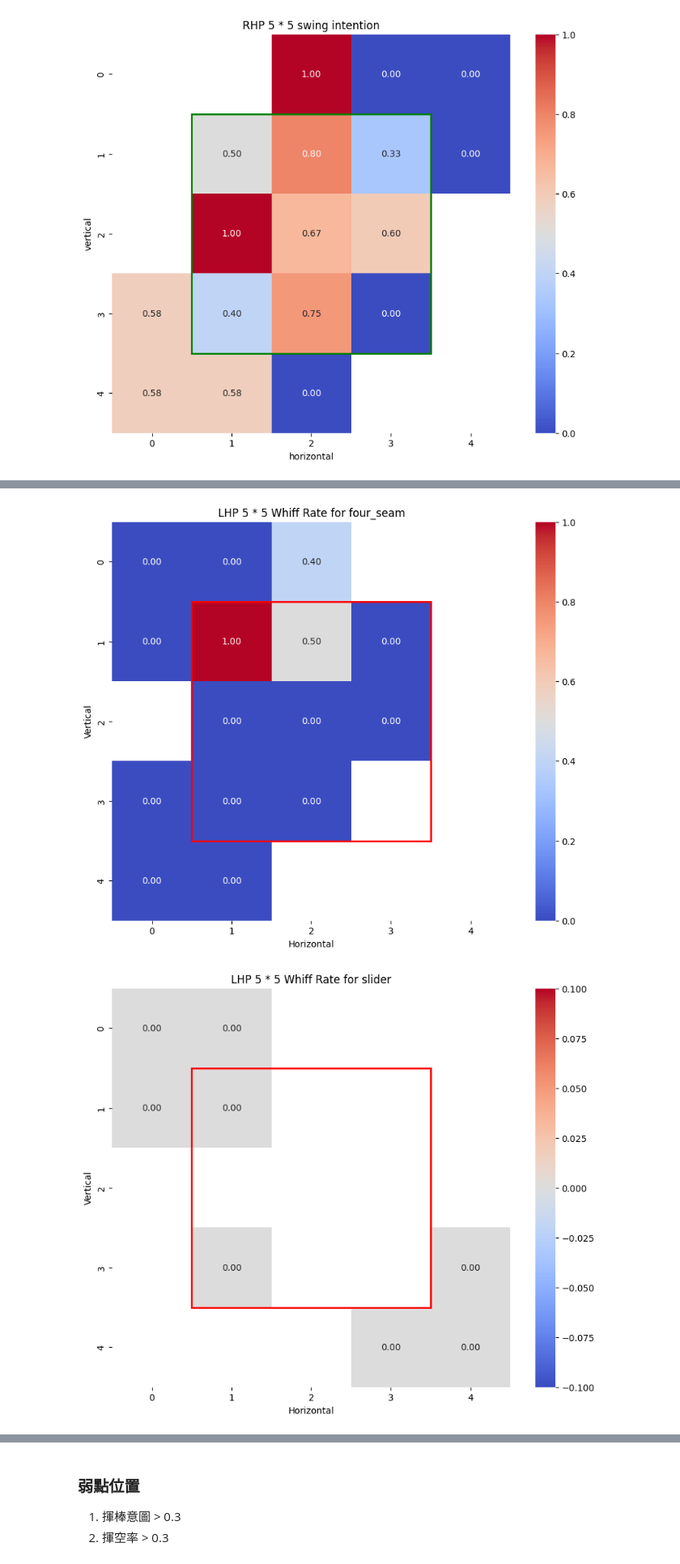
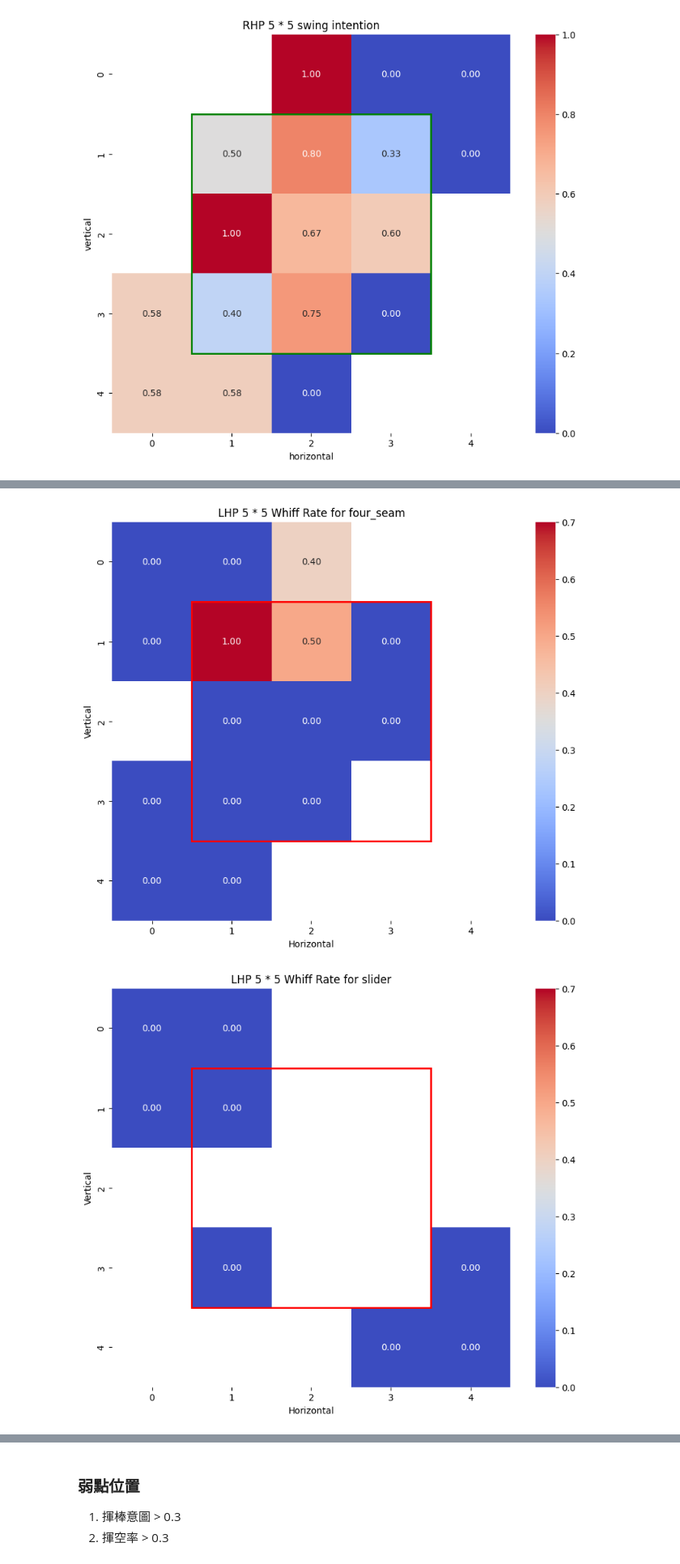
Before and after one commit to Shiou-Ju/jose-ramos-panama-batting, a Jupyter notebook: analysis/plate_preference.ipynb, the cells around one changed output, grey strips where cells are left out. Shown at 81% size. Drawn from its saved outputs; the diff is of its cells as text; code cells hidden in the pictures.

```diff
--- a/analysis/plate_preference.ipynb
+++ b/analysis/plate_preference.ipynb
@@ -685,7 +685,7 @@ for letter, positions in grid_map.items():
         lhp_whiff_heatmap[x, y] = rate
 
 plt.figure(figsize=(10, 8))
-ax = sns.heatmap(lhp_whiff_heatmap, annot=True, fmt=".2f", cmap="coolwarm", square=True)
+ax = sns.heatmap(lhp_whiff_heatmap, annot=True, fmt=".2f", cmap="coolwarm", vmin=0, vmax=0.7, square=True)
 ax.add_patch(plt.Rectangle((1, 1), 3, 3, fill=False, edgecolor='red', linewidth=2))
 plt.title("LHP 5 * 5 whiff rate")
 plt.xlabel("horizontal")
@@ -696,29 +696,29 @@ plt.show()
 # %%
 # 左投手各球種各位置揮空率
 
 # 每個球種
 unique_pitch_types = pitches_lhp['pitch_type'].unique()
 
 # 每個球種各位置揮空率
 for pitch_type in unique_pitch_types:
     filtered_pitches = pitches_lhp[pitches_lhp['pitch_type'] == pitch_type]
 
     whiff_rate = filtered_pitches.groupby('25_grid')['is_whiff'].mean()
 
     whiff_heatmap = np.full((5, 5), np.nan)
 
     for letter, positions in grid_map.items():
         rate = whiff_rate.get(letter, np.nan)
         for x, y in positions:
             whiff_heatmap[x, y] = rate
 
     plt.figure(figsize=(10, 8))
-    ax = sns.heatmap(whiff_heatmap, annot=True, fmt=".2f", cmap="coolwarm", square=True)
+    ax = sns.heatmap(whiff_heatmap, annot=True, fmt=".2f", cmap="coolwarm", vmin=0, vmax=0.7,square=True)
     ax.add_patch(plt.Rectangle((1, 1), 3, 3, fill=False, edgecolor='red', linewidth=2))
     plt.title(f"LHP 5 * 5 Whiff Rate for {pitch_type}")
     plt.xlabel("Horizontal")
     plt.ylabel("Vertical")
     plt.show()
 # %% [output]
-[figure, old version]
+[figure, new version]
-[figure, old version]
+[figure, new version]
```
Also changed, not shown: parts of 8 cells of this notebook.
